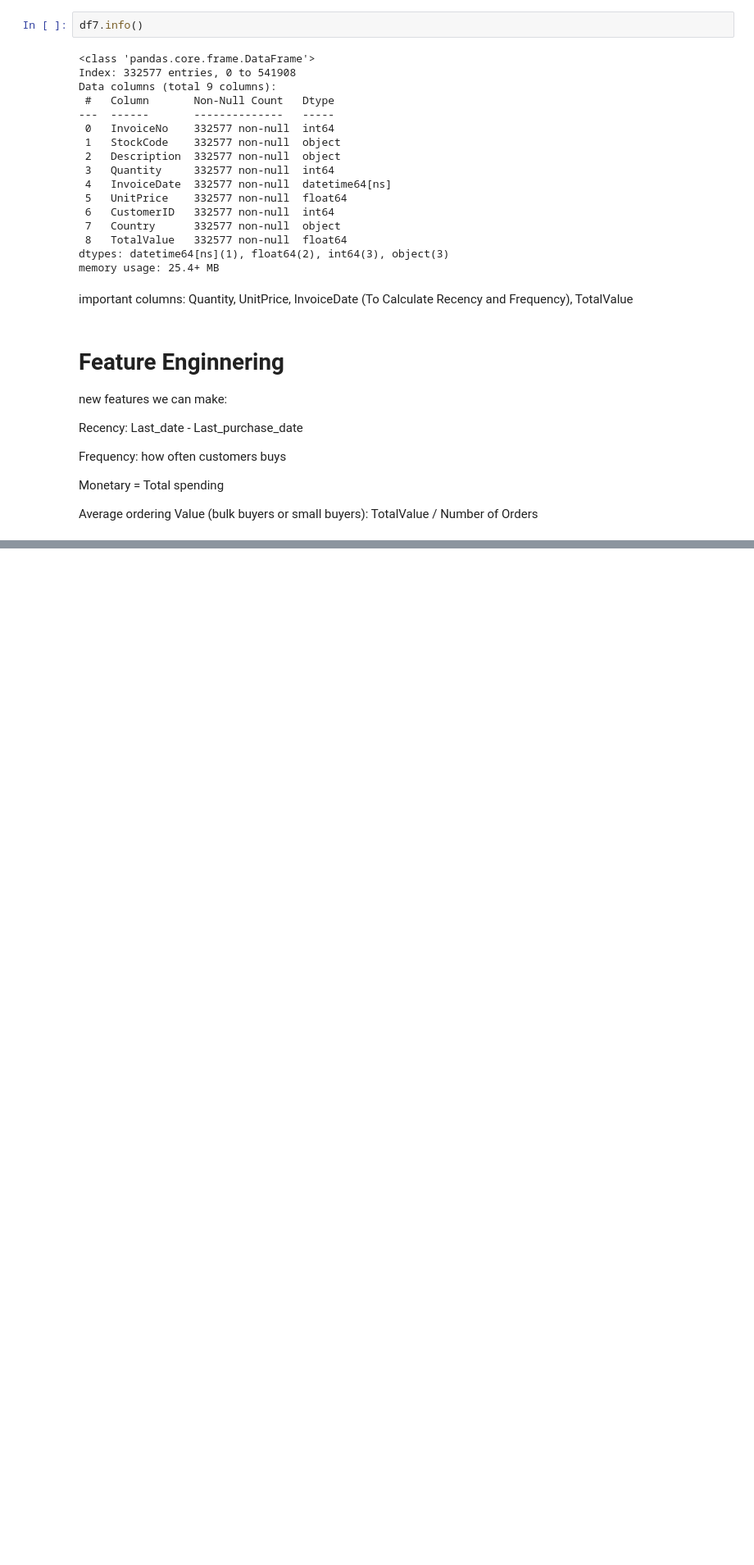
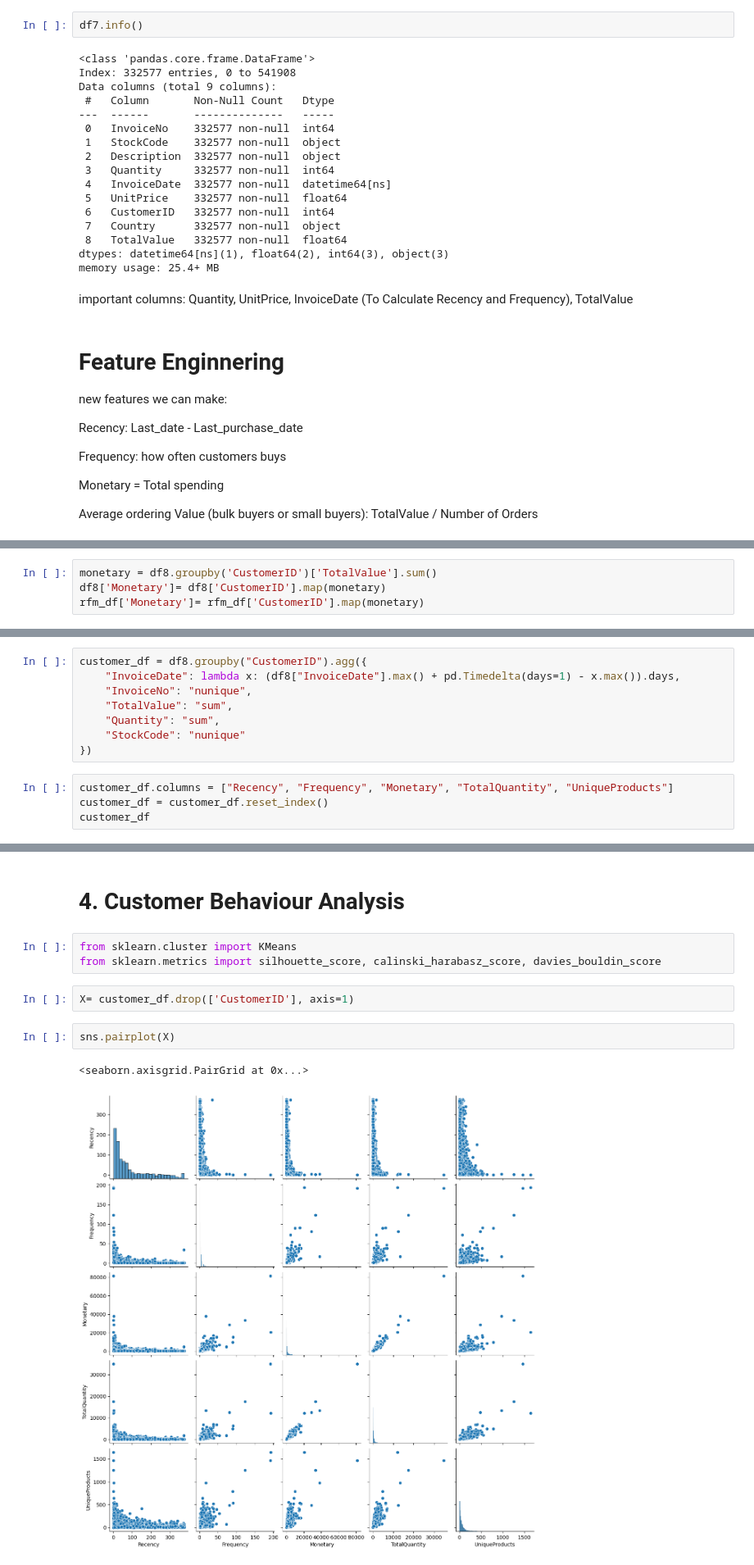
Before and after one commit to Jashan-jj/RFM-model-based-customer-segmentation, a Jupyter notebook: notebook/Customer_segmentation.ipynb, the cells around one changed output, grey strips where cells are left out. Shown at 82% size. Cells and saved outputs as stored; diff of their text form; blank space fills up the shorter version.

```diff
--- a/notebook/Customer_segmentation.ipynb
+++ b/notebook/Customer_segmentation.ipynb
@@ -600,0 +597,4 @@ dtype: float64
+# %%
+monetary = df8.groupby('CustomerID')['TotalValue'].sum()
+df8['Monetary']= df8['CustomerID'].map(monetary)
+rfm_df['Monetary']= rfm_df['CustomerID'].map(monetary)
@@ -600,0 +625,12 @@ dtype: float64
+# %%
+customer_df = df8.groupby("CustomerID").agg({
+    "InvoiceDate": lambda x: (df8["InvoiceDate"].max() + pd.Timedelta(days=1) - x.max()).days,
+    "InvoiceNo": "nunique",
+    "TotalValue": "sum",
+    "Quantity": "sum",
+    "StockCode": "nunique"
+})
+# %%
+customer_df.columns = ["Recency", "Frequency", "Monetary", "TotalQuantity", "UniqueProducts"]
+customer_df = customer_df.reset_index()
+customer_df
@@ -600,0 +663,12 @@ dtype: float64
+# %% [markdown]
+# 4. Customer Behaviour Analysis
+# %%
+from sklearn.cluster import KMeans
+from sklearn.metrics import silhouette_score, calinski_harabasz_score, davies_bouldin_score
+# %%
+X= customer_df.drop(['CustomerID'], axis=1)
+# %%
+sns.pairplot(X)
+# %% [output]
+<seaborn.axisgrid.PairGrid at 0x...>
+[figure, added]
```
Also changed, not shown: parts of 40 cells of this notebook.
